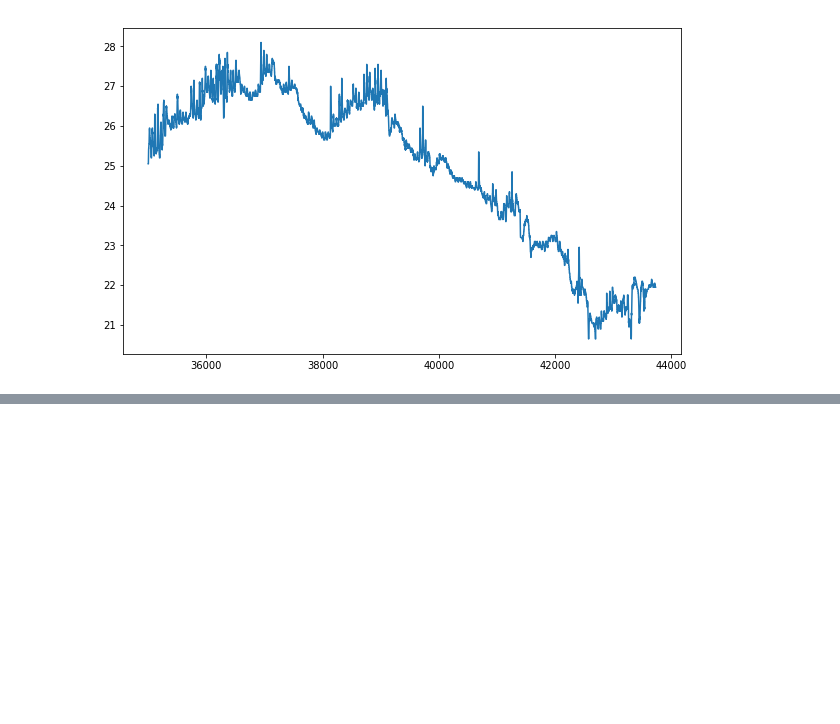
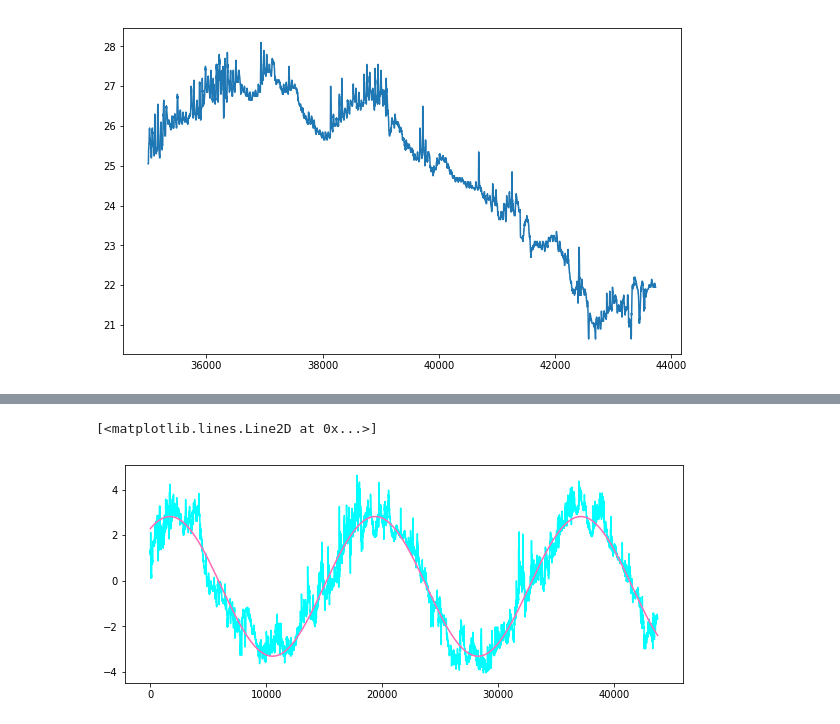
Before and after one commit to Clynie/My-Kaggle, a Jupyter notebook: Waves Measuring Buoys Data/Waves Measuring Buoys Data.ipynb, the cells around one changed output, grey strips where cells are left out. Cells and saved outputs as stored; diff of their text form; code cells hidden in the pictures; blank space fills up the shorter version.

```diff
--- a/Waves Measuring Buoys Data/Waves Measuring Buoys Data.ipynb
+++ b/Waves Measuring Buoys Data/Waves Measuring Buoys Data.ipynb
@@ -61,21 +63,3 @@ except:
 1
 # %% [markdown]
 ### define seasonality
-# %%
-def linf(x,a,b):
-    return a * x + b
-paramsl,params_covariance = optimize.curve_fit(linf, np.arange(len(var)), sst , maxfev = 10000)
-baseline = linf(np.arange(len(var)), paramsl[0], paramsl[1]) ;
-
-def func(x, a, b, c, d):
-    return a * (np.cos(b * x * np.pi/(360*24*2) + c)) + d
-
-# Para = leastsq(error, p0, args=(x, y), maxfev=500000)
-params,params_covariance = optimize.curve_fit(func, np.arange(len(var)), sst, maxfev = 10000)
-
-
-plt.figure(figsize=(10,4))
-plt.plot(np.arange(len(var)),var - baseline,color='#00FFFF')
-# plt.plot(np.arange(len(var)),baseline,color='#00FFFF')
-plt.plot(func(np.arange(len(var)), params[0], params[1], params[2], params[3])-baseline,
-         color='#FF69B4')
@@ -157 +145,22 @@ plt.figure()
+# %%
+def linf(x,a,b):
+    return a * x + b
+paramsl,params_covariance = optimize.curve_fit(linf, time, sst , maxfev = 10000)
+baseline = linf(np.arange(len(var)), paramsl[0], paramsl[1]) ;
+
+def func(x, a, b, c, d):
+    return a * (np.sin(b * x * np.pi/(360*24*2) + c)) + d
+
+# Para = leastsq(error, p0, args=(x, y), maxfev=500000)
+params,params_covariance = optimize.curve_fit(func, time, sst - baseline, maxfev = 10000)
+
+
+plt.figure(figsize=(10,4))
+plt.plot(np.arange(len(var)),sst - baseline,color='#00FFFF')
+# plt.plot(np.arange(len(var)),baseline,color='#00FFFF')
+plt.plot(func(time, params[0], params[1], params[2], params[3]),
+         color='#FF69B4')
+# %% [output]
+[<matplotlib.lines.Line2D at 0x...>]
+[figure, added]
 # %%
```
Also changed, not shown: parts of 8 cells of this notebook.
